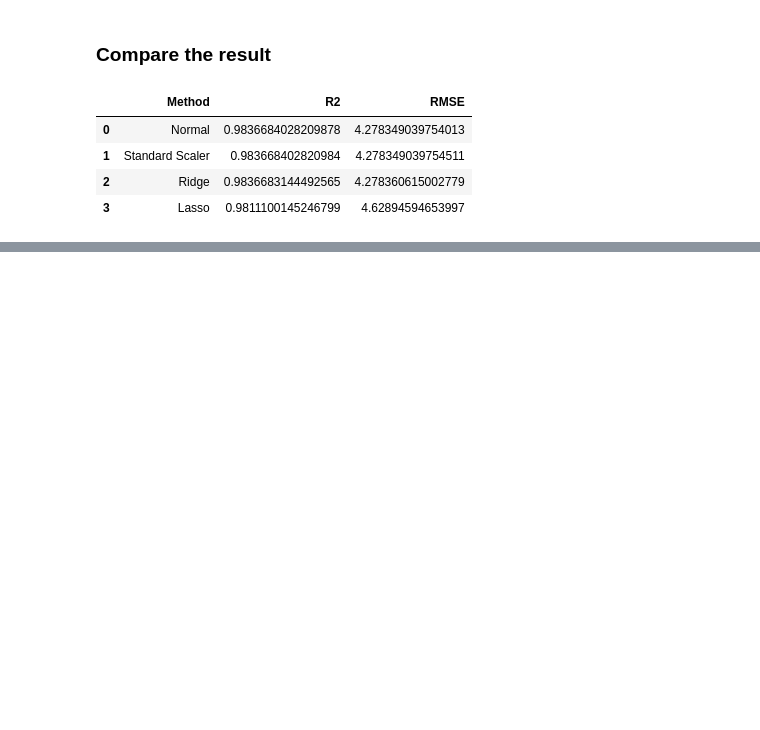
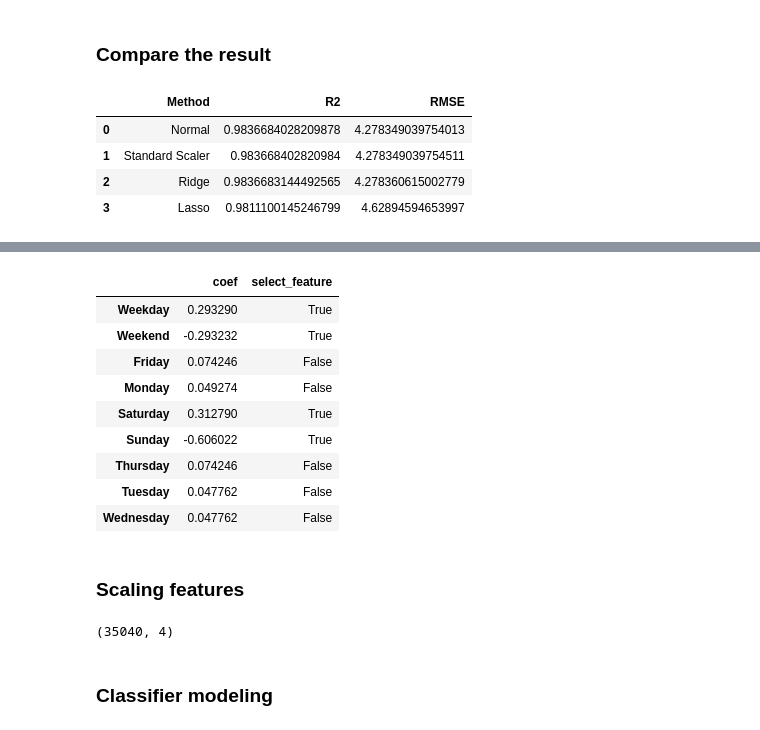
Before and after one commit to dssalaza/MLMaverickProject, a Jupyter notebook: Project03 - Power consumption prediction for steel industry .ipynb, the cells around one changed output, grey strips where cells are left out. Cells and saved outputs as stored; diff of their text form; code cells hidden in the pictures; blank space fills up the shorter version.

Commit message:
Progress on classifiers
- Segregate data for categorical data
- Feature selection
- Best classifier selection

```diff
--- a/Project03 - Power consumption prediction for steel industry .ipynb
+++ b/Project03 - Power consumption prediction for steel industry .ipynb
@@ -689,0 +701,5 @@ results_df
+# %%
+df_maximumload = df_loadtype.drop(['Light_Load', 'Medium_Load'], axis =1)
+
+df_categorical = pd.concat([df_weekstatus, df_dayofweek, df_maximumload], axis=1)
+print(df_categorical)
@@ -689,0 +728,3 @@ results_df
+# %%
+X = df_categorical.drop('Maximum_Load', axis=1)
+y = df_categorical['Maximum_Load']
@@ -689,0 +744,32 @@ results_df
+# %%
+from sklearn.feature_selection import SelectFromModel
+from sklearn.linear_model import LogisticRegression
+
+method_logreg = SelectFromModel(estimator=LogisticRegression(max_iter=5000))
+method_logreg.fit(X, y)
+
+pd.DataFrame({'coef': method_logreg.estimator_.coef_[0],
+            'select_feature' : method_logreg.get_support()},
+             index=X.columns)
+# %% [output]
+|  | coef | select_feature |
+| Weekday | 0.293290 | True |
+| Weekend | -0.293232 | True |
+| Friday | 0.074246 | False |
+| Monday | 0.049274 | False |
+| Saturday | 0.312790 | True |
+| Sunday | -0.606022 | True |
+| Thursday | 0.074246 | False |
+| Tuesday | 0.047762 | False |
+| Wednesday | 0.047762 | False |
+# %% [markdown]
+### Scaling features
+# %%
+method_logreg.threshold_
+method_logreg.get_support()
+X_2 = method_logreg.transform(X)
+X_2.shape
+# %% [output]
+(35040, 4)
+# %% [markdown]
+### Classifier modeling
```
Also changed, not shown: parts of 11 cells of this notebook.
